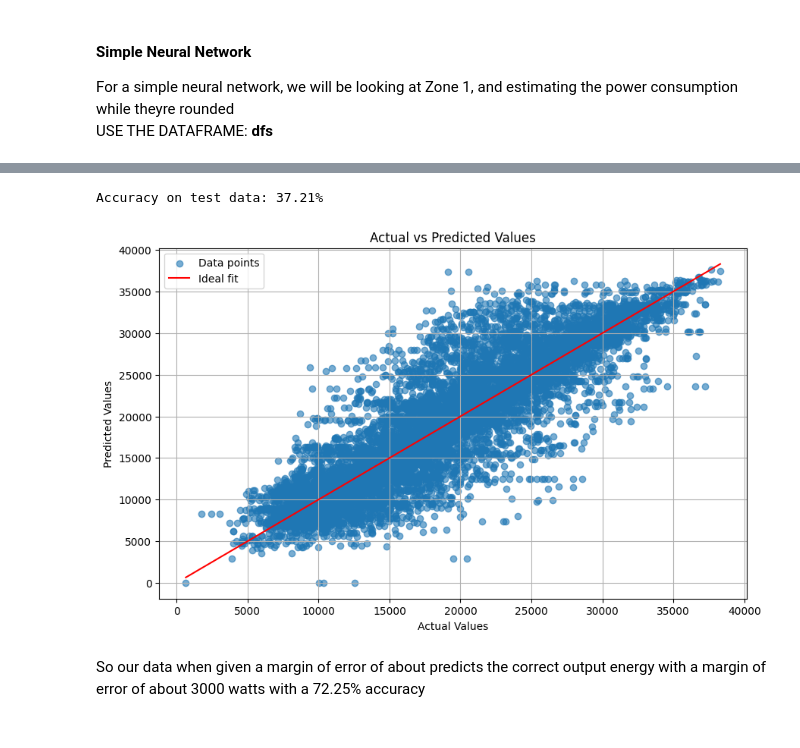
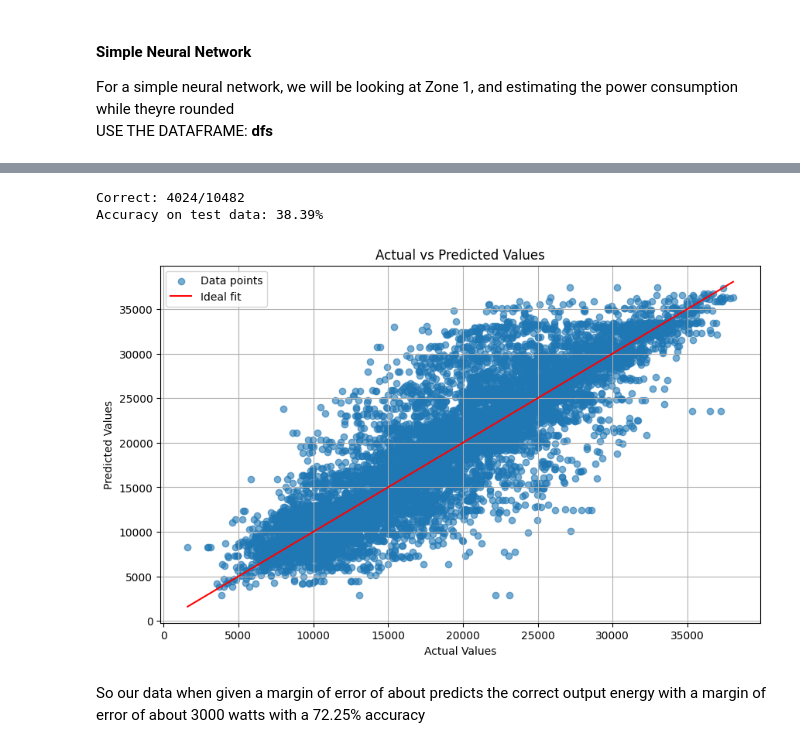
Before and after one commit to zains50/Electric-Power-Model, a Jupyter notebook: electricpowerconsumption.ipynb, the cells around one changed output, grey strips where cells are left out. Drawn from its saved outputs; the diff is of its cells as text; code cells hidden in the pictures.

```diff
--- a/electricpowerconsumption.ipynb
+++ b/electricpowerconsumption.ipynb
@@ -238,3 +183,24 @@ class NeuralNetwork(nn.Module):
         x = self.relu(x)
         x = self.fc2(x)
         return x
+# %%
+#normalize the features using Standard scalar
+def trainSplit(X,y):
+    scalar = StandardScaler()
+
+
+    X_train,X_test,y_train,y_test = train_test_split(X,y,test_size=0.2,random_state=0)
+    X_train = scalar.fit_transform(X_train)
+    X_test = scalar.transform(X_test)
+
+
+    #pytorch tensors
+
+
+    X_train_tensor = torch.tensor(X_train,dtype=torch.float32)
+    X_test_tensor = torch.tensor(X_test,dtype=torch.float32)
+
+    y_train_tensor = torch.tensor(y_train,dtype=torch.long)
+    y_test_tensor = torch.tensor(y_test,dtype=torch.long)
+
+    return X_train_tensor,y_train_tensor,X_test_tensor,y_test_tensor
@@ -241,10 +277,16 @@ class NeuralNetwork(nn.Module):
+# %%
+def loadModel(modelName):
+    model = torch.load(modelName)
+    model.eval()
+    return model
 # %%
-model = NeuralNetwork()
-print(model)
+X1 = dfs[['Month','Day','Time','Temperature','Humidity','WindSpeed']].to_numpy()
 y = dfs['PowerConsumption_Zone1'].to_numpy()
-display(dfs)
 y = y - y.min()
+
+inputSize = X1[0].size
 outputSize = int(y.max())
-print(y.max())
-print(y.min())
+model = SimpleNeuralNetwork(inputSize,outputSize)
+print(outputSize)
+#train(X1,y,model,"ModelWithoutFeatures")
 # %% [output]
@@ -333,39 +294,10 @@ NeuralNetwork(
-# %%
-import matplotlib.pyplot as plt
-with torch.no_grad():  # Disable grad tracking
-    outputs = model(X_test_tensor)  # Get model predictions for test data
-    _, predicted = torch.max(outputs, 1)  # Get the class with the highest score
-
-    # Calculate accuracy
-    correct = (abs(predicted - y_test_tensor) < 100).sum().item()  # Count correct predictions
-    accuracy = correct / y_test_tensor.size(0)  # Accuracy = correct / total
-    print(f'Accuracy on test data: {accuracy * 100:.2f}%')
-
-    # Prepare data for visualization
-    predicted_values = (predicted.numpy() + y.min()) * 10
-    actual_values = (y_test_tensor.numpy() + y.min()) * 10
-
-    # Create a Pandas DataFrame
-    data = pd.DataFrame({
-        'Actual': actual_values,
-        'Predicted': predicted_values
-    })
-
-    # Plot the actual vs predicted values
-    plt.figure(figsize=(10, 6))
-    plt.scatter(data['Actual'], data['Predicted'], alpha=0.6, label='Data points')
-    plt.plot([data['Actual'].min(), data['Actual'].max()],
-             [data['Actual'].min(), data['Actual'].max()], color='red', label='Ideal fit')
-
-    plt.title('Actual vs Predicted Values')
-    plt.xlabel('Actual Values')
-    plt.ylabel('Predicted Values')
-    plt.legend()
-    plt.grid(True)
-    plt.show()
-# %% [output]
-Accuracy on test data: 37.21%
-[figure, removed]
+# %%
+printResults(loadModel("ModelWithoutFeatures"),X1,y,error=1000)
+plt.show()
+# %% [output]
+Correct: 4024/10482
+Accuracy on test data: 38.39%
+[figure, added]
 # %% [markdown]
 So our data when given a margin of error of about predicts the correct output energy with a margin of error of about 3000 watts with a 72.25% accuracy
 # %% [markdown]
```
Also changed, not shown: parts of 26 cells of this notebook, 1 other file.
